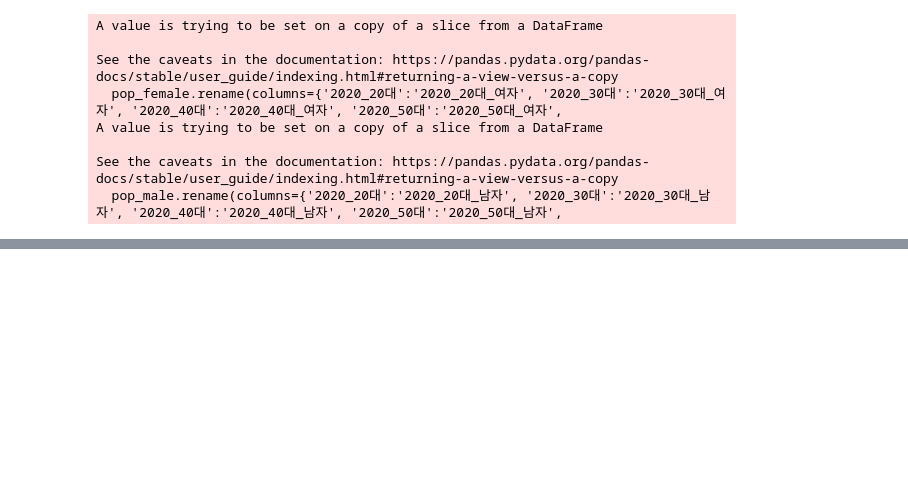
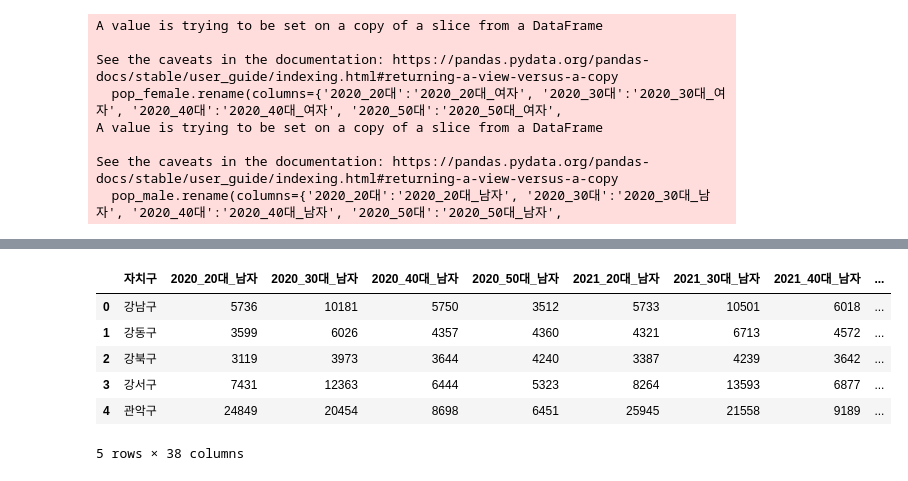
Before and after one commit to BanSugyeong/Crime-Alert-Service, a Jupyter notebook: machine learning/pop/population.ipynb, the cells around one changed output, grey strips where cells are left out. Cells and saved outputs as stored; diff of their text form; code cells hidden in the pictures; blank space fills up the shorter version.

```diff
--- a/machine learning/pop/population.ipynb
+++ b/machine learning/pop/population.ipynb
@@ -104,0 +149,20 @@ pop1
+# %%
+pop = pop[['자치구', '2020_20대_남자', '2020_30대_남자', '2020_40대_남자', '2020_50대_남자',
+       '2021_20대_남자', '2021_30대_남자', '2021_40대_남자', '2021_50대_남자',
+       '2022_20대_남자', '2022_30대_남자', '2022_40대_남자', '2022_50대_남자',
+       '2020_20대_여자', '2020_30대_여자', '2020_40대_여자', '2020_50대_여자',
+       '2021_20대_여자', '2021_30대_여자', '2021_40대_여자', '2021_50대_여자',
+       '2022_20대_여자', '2022_30대_여자', '2022_40대_여자', '2022_50대_여자',
+       '2020_세대수', '2020_힌국인', '2020_등록외국인', '2020_고령자', '2021_세대수',
+       '2021_힌국인', '2021_등록외국인', '2021_고령자', '2022_세대수', '2022_힌국인',
+       '2022_등록외국인', '2022_고령자', '총범죄건수']].rename(columns={'2020_힌국인':'2020_한국인', '2021_힌국인':'2021_한국인', '2022_힌국인':'2022_한국인'})
+# %%
+pop.head()
+# %% [output]
+|  | 자치구 | 2020_20대_남자 | 2020_30대_남자 | 2020_40대_남자 | 2020_50대_남자 | 2021_20대_남자 | 2021_30대_남자 | 2021_40대_남자 | ... |
+| 0 | 강남구 | 5736 | 10181 | 5750 | 3512 | 5733 | 10501 | 6018 | ... |
+| 1 | 강동구 | 3599 | 6026 | 4357 | 4360 | 4321 | 6713 | 4572 | ... |
+| 2 | 강북구 | 3119 | 3973 | 3644 | 4240 | 3387 | 4239 | 3642 | ... |
+| 3 | 강서구 | 7431 | 12363 | 6444 | 5323 | 8264 | 13593 | 6877 | ... |
+| 4 | 관악구 | 24849 | 20454 | 8698 | 6451 | 25945 | 21558 | 9189 | ... |
+5 rows × 38 columns
```
Also changed, not shown: parts of 3 cells of this notebook, 2 other files.
